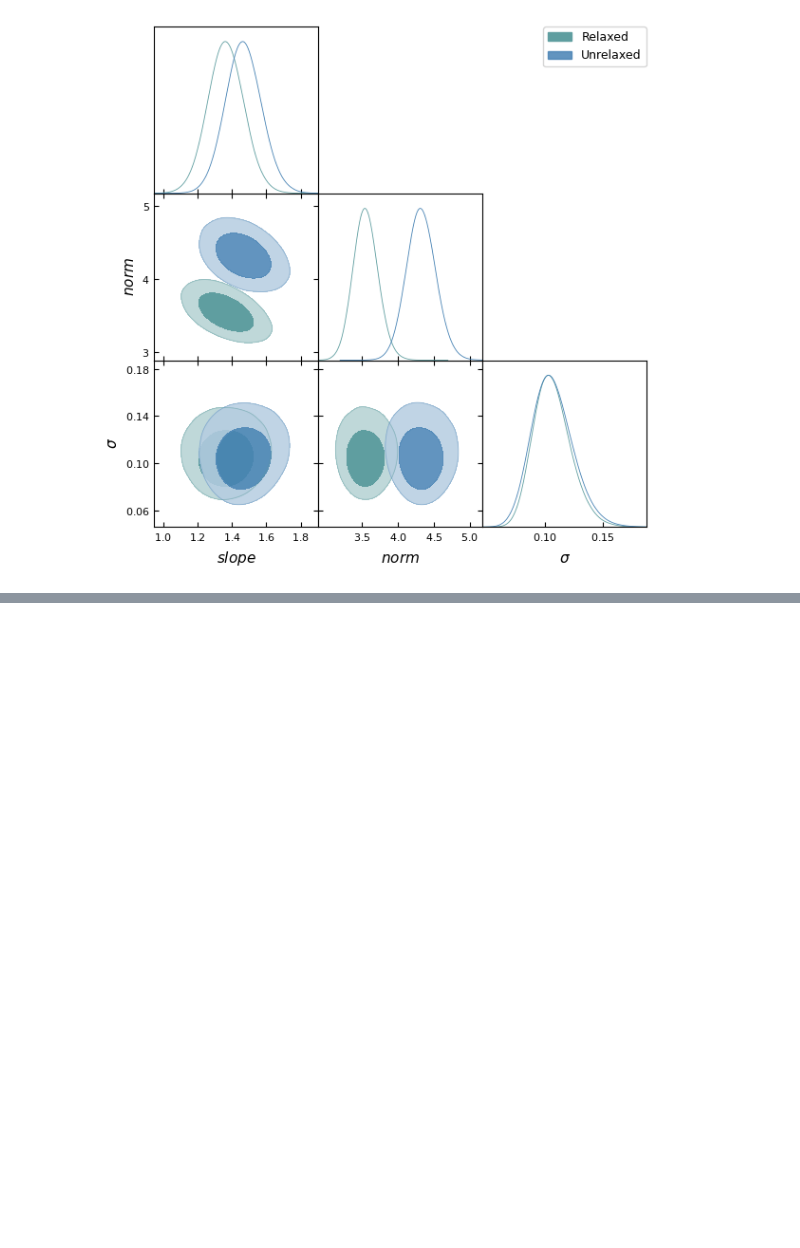
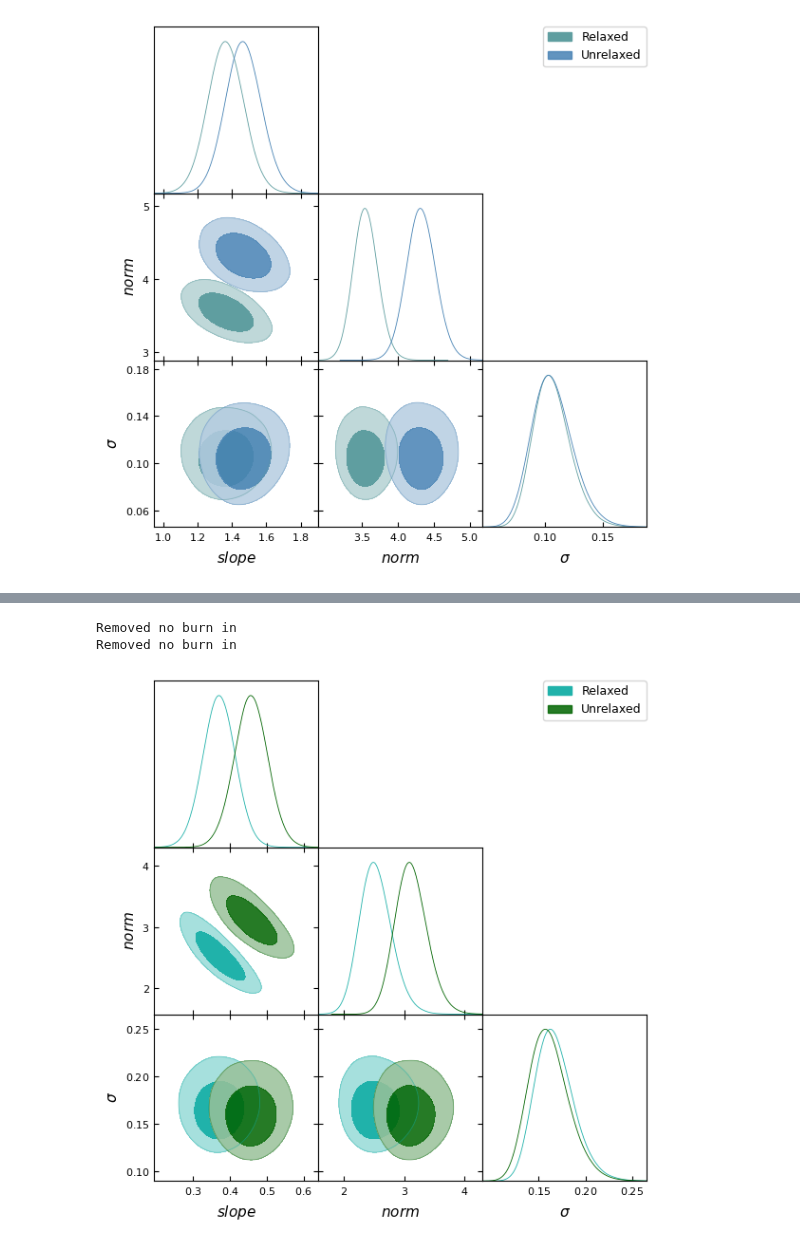
Before and after one commit to DavidT3/XCS-Mass-II-Analysis, a Jupyter notebook: notebooks/exploring_scatter/SDSSRM-XCS_relation_scatter_morphology_dependence.ipynb, the cells around one changed output, grey strips where cells are left out. Cells and saved outputs as stored; diff of their text form; code cells hidden in the pictures; blank space fills up the shorter version.

```diff
--- a/notebooks/exploring_scatter/SDSSRM-XCS_relation_scatter_morphology_dependence.ipynb
+++ b/notebooks/exploring_scatter/SDSSRM-XCS_relation_scatter_morphology_dependence.ipynb
@@ -907,0 +955,6 @@ Removed no burn in
+# %%
+(rel_mtot500_lxbol_500 + unrel_mtot500_lxbol_500).view_corner(figsize=(6, 6))
+# %% [output]
+Removed no burn in
+Removed no burn in
+[figure, added]
```
Also changed, not shown: parts of 32 cells of this notebook.
